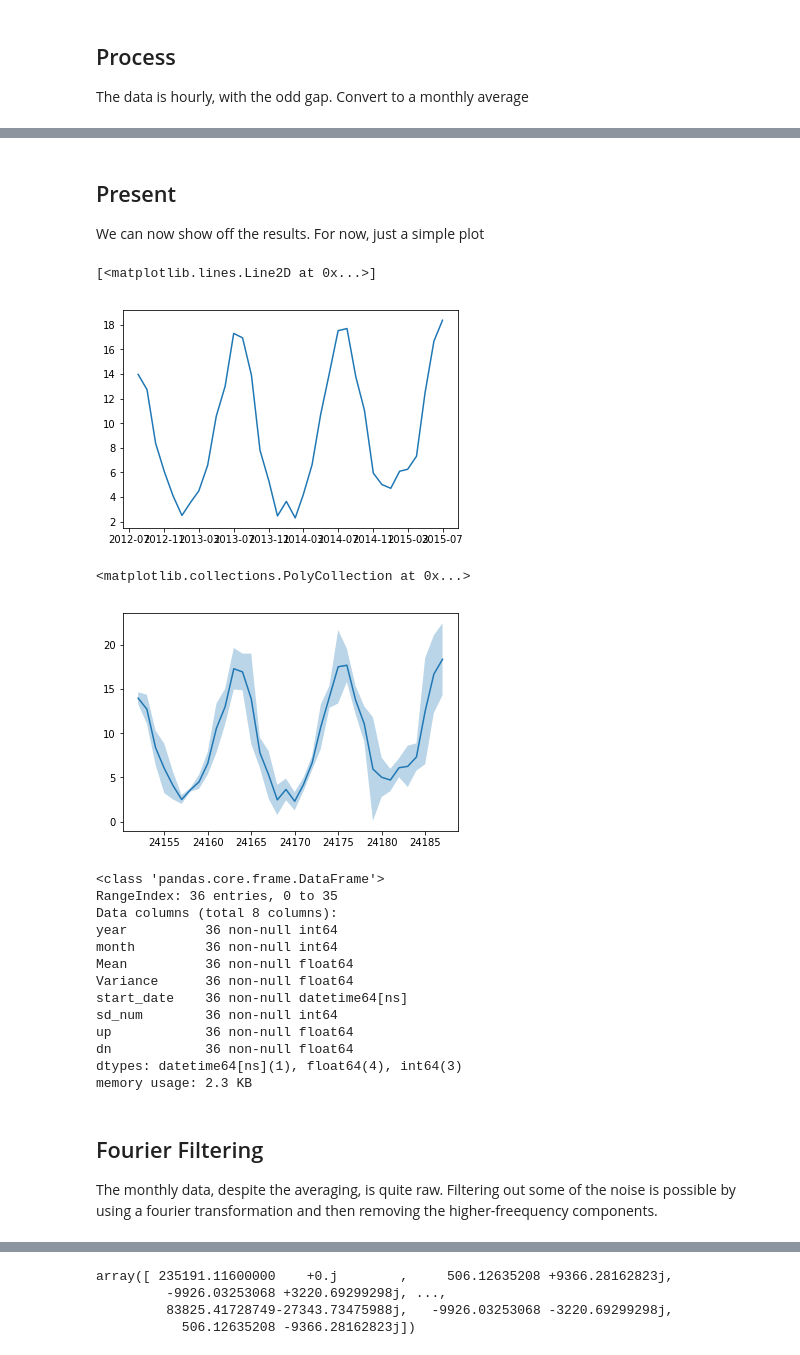
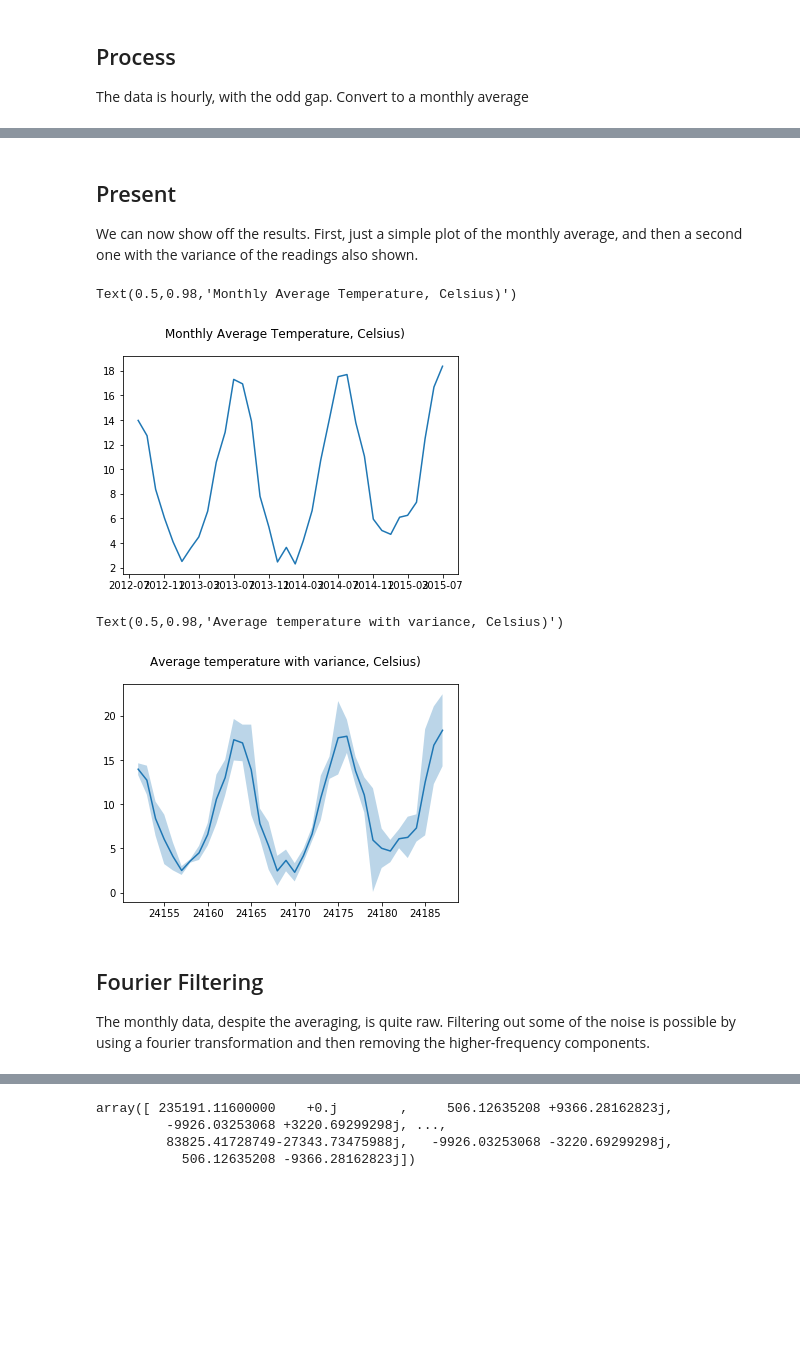
Before and after one commit to GibbsConsulting/ds-collateral, a Jupyter notebook: notebooks/WaterTemperatureTimeSeries.ipynb, the cells around one changed output, grey strips where cells are left out. Cells and saved outputs as stored; diff of their text form; code cells hidden in the pictures; blank space fills up the shorter version.

Commit message:
First version of water temperature time series analysis

```diff
--- a/notebooks/WaterTemperatureTimeSeries.ipynb
+++ b/notebooks/WaterTemperatureTimeSeries.ipynb
@@ -30,41 +48,27 @@ per_month['start_date'] = per_month.apply(lambda x: datetime(year=int(x['year'])
 # %% [markdown]
 ## Present
 
-We can now show off the results. For now, just a simple plot
+We can now show off the results. First, just a simple plot of the monthly average, and then a second one with the variance of the readings also shown.
 # %%
 plt.plot(per_month['start_date'],per_month['Mean'])
+plt.suptitle("Monthly Average Temperature, Celsius)",fontsize=12)
 # %% [output]
-[<matplotlib.lines.Line2D at 0x...>]
+Text(0.5,0.98,'Monthly Average Temperature, Celsius)')
-[figure, old version]
+[figure, new version]
 # %%
 per_month['sd_num'] = per_month.apply(lambda x: x['year']*12 + x['month'],axis=1)
 plt.plot(per_month['sd_num'],per_month['Mean'])
 per_month['up'] = per_month['Mean'] + per_month['Variance']
 per_month['dn'] = per_month['Mean'] - per_month['Variance']
 plt.fill_between(per_month['sd_num'], per_month['up'], per_month['dn'], alpha=0.3)
+plt.suptitle("Average temperature with variance, Celsius)",fontsize=12)
 # %% [output]
-<matplotlib.collections.PolyCollection at 0x...>
+Text(0.5,0.98,'Average temperature with variance, Celsius)')
-[figure, old version]
+[figure, new version]
-# %%
-per_month.info()
-# %% [output]
-<class 'pandas.core.frame.DataFrame'>
-RangeIndex: 36 entries, 0 to 35
-Data columns (total 8 columns):
-year          36 non-null int64
-month         36 non-null int64
-Mean          36 non-null float64
-Variance      36 non-null float64
-start_date    36 non-null datetime64[ns]
-sd_num        36 non-null int64
-up            36 non-null float64
-dn            36 non-null float64
-dtypes: datetime64[ns](1), float64(4), int64(3)
-memory usage: 2.3 KB
 # %% [markdown]
 ## Fourier Filtering
 
-The monthly data, despite the averaging, is quite raw. Filtering out some of the noise is possible by using a fourier transformation and then removing the higher-freequency components.
+The monthly data, despite the averaging, is quite raw. Filtering out some of the noise is possible by using a fourier transformation and then removing the higher-frequency components.
 # %%
 from scipy import fftpack
 def fourier_trimming(raw_data, split=9):
```
Also changed, not shown: parts of 13 cells of this notebook.
